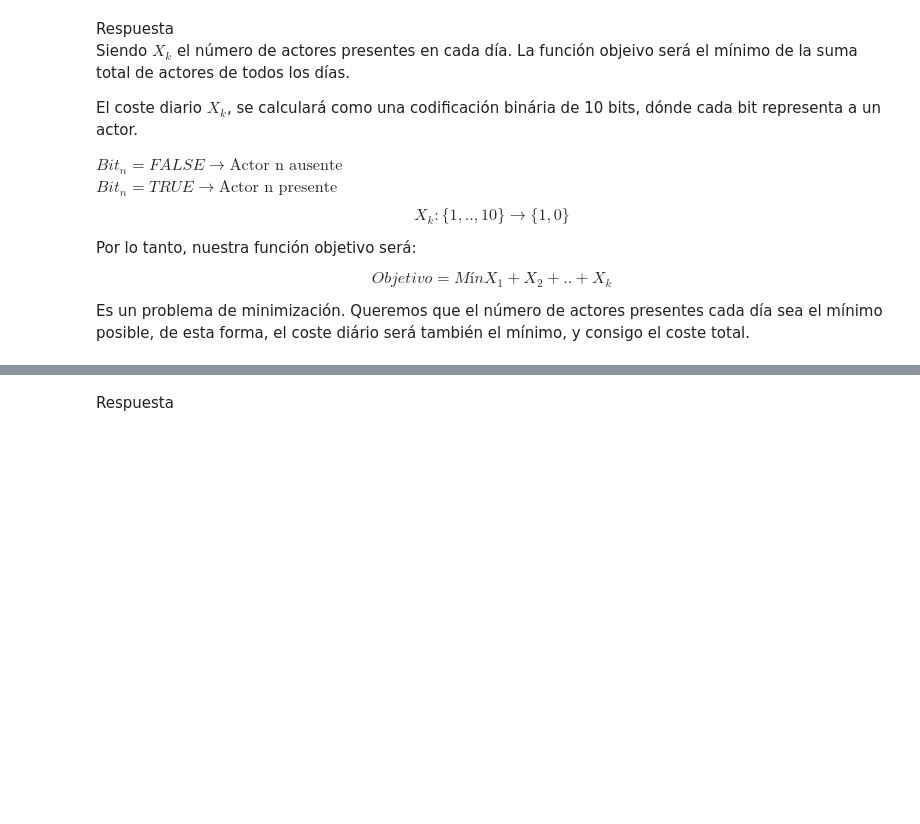
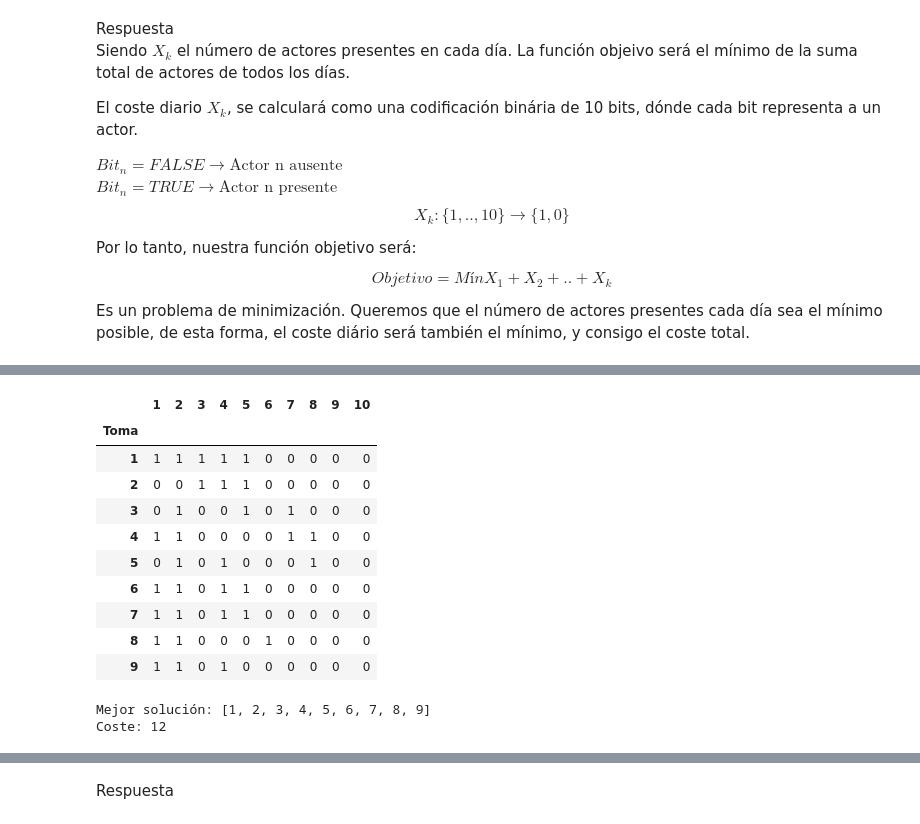
Before and after one commit to osoria80/03MIAR-Algoritmos-de-optimizacion, a Jupyter notebook: Proyecto/Proyecto.ipynb, the cells around one changed output, grey strips where cells are left out. Cells and saved outputs as stored; diff of their text form; code cells hidden in the pictures; blank space fills up the shorter version.

```diff
--- a/Proyecto/Proyecto.ipynb
+++ b/Proyecto/Proyecto.ipynb
@@ -119,0 +130,53 @@ Diseña un algoritmo para resolver el problema por fuerza bruta
+# %%
+#Realizamos la carga de datos
+import pandas as pd
+df_ini = pd.read_csv('Datos problema doblaje(30 tomas, 10 actores).csv', index_col=0, header=1).iloc[:30,:10]
+df_ini = df_ini.astype(int)
+
+#Utilizamos un dataset más pequeño para hacer comprobaciones
+df=df_ini.iloc[:9,:10]
+display(df)
+# %% [output]
+|  | 1 | 2 | 3 | 4 | 5 | 6 | 7 | 8 | 9 | 10 |
+| Toma |  |  |  |  |  |  |  |  |  |  |
+| 1 | 1 | 1 | 1 | 1 | 1 | 0 | 0 | 0 | 0 | 0 |
+| 2 | 0 | 0 | 1 | 1 | 1 | 0 | 0 | 0 | 0 | 0 |
+| 3 | 0 | 1 | 0 | 0 | 1 | 0 | 1 | 0 | 0 | 0 |
+| 4 | 1 | 1 | 0 | 0 | 0 | 0 | 1 | 1 | 0 | 0 |
+| 5 | 0 | 1 | 0 | 1 | 0 | 0 | 0 | 1 | 0 | 0 |
+| 6 | 1 | 1 | 0 | 1 | 1 | 0 | 0 | 0 | 0 | 0 |
+| 7 | 1 | 1 | 0 | 1 | 1 | 0 | 0 | 0 | 0 | 0 |
+| 8 | 1 | 1 | 0 | 0 | 0 | 1 | 0 | 0 | 0 | 0 |
+| 9 | 1 | 1 | 0 | 1 | 0 | 0 | 0 | 0 | 0 | 0 |
+# %%
+#Generamos la primera solución -> Sesiones ordenadas
+solucion_ini = [i for i in range(1, len(df)+1)]
+coste_min = float('inf') #Inicializamos el valor del coste mínimo
+solucion_min = [] #Inicializamos el resultado mínimo
+
+#Definimos la función para generar todas las permutaciones
+def permutaciones(solucion, inicio=0):
+  global coste_min, solucion_min
+  #Comprobamos si esa permutación es la de mínimo coste
+  if inicio == len(solucion):
+    c = coste_total(solucion)
+    if c < coste_min:
+      coste_min = c
+      solucion_min = solucion[:]
+    return
+
+  for i in range(inicio, len(solucion)):
+    # Ponemos solucion[i] en la posición 'inicio'
+    solucion[inicio], solucion[i] = solucion[i], solucion[inicio]
+    #Llamamos a 'permutaciones' para permutar el resto de valores
+    permutaciones(solucion, inicio + 1)
+    # Deshacemos el swap (backtrack) para realizar la siguiente permutación
+    solucion[inicio], solucion[i] = solucion[i], solucion[inicio]
+
+  return solucion
+
+permutaciones(solucion_ini)
+print(f"Mejor solución: {solucion_min}\nCoste: {coste_min}")
+# %% [output]
+Mejor solución: [1, 2, 3, 4, 5, 6, 7, 8, 9]
+Coste: 12
```
Also changed, not shown: parts of 32 cells of this notebook.
